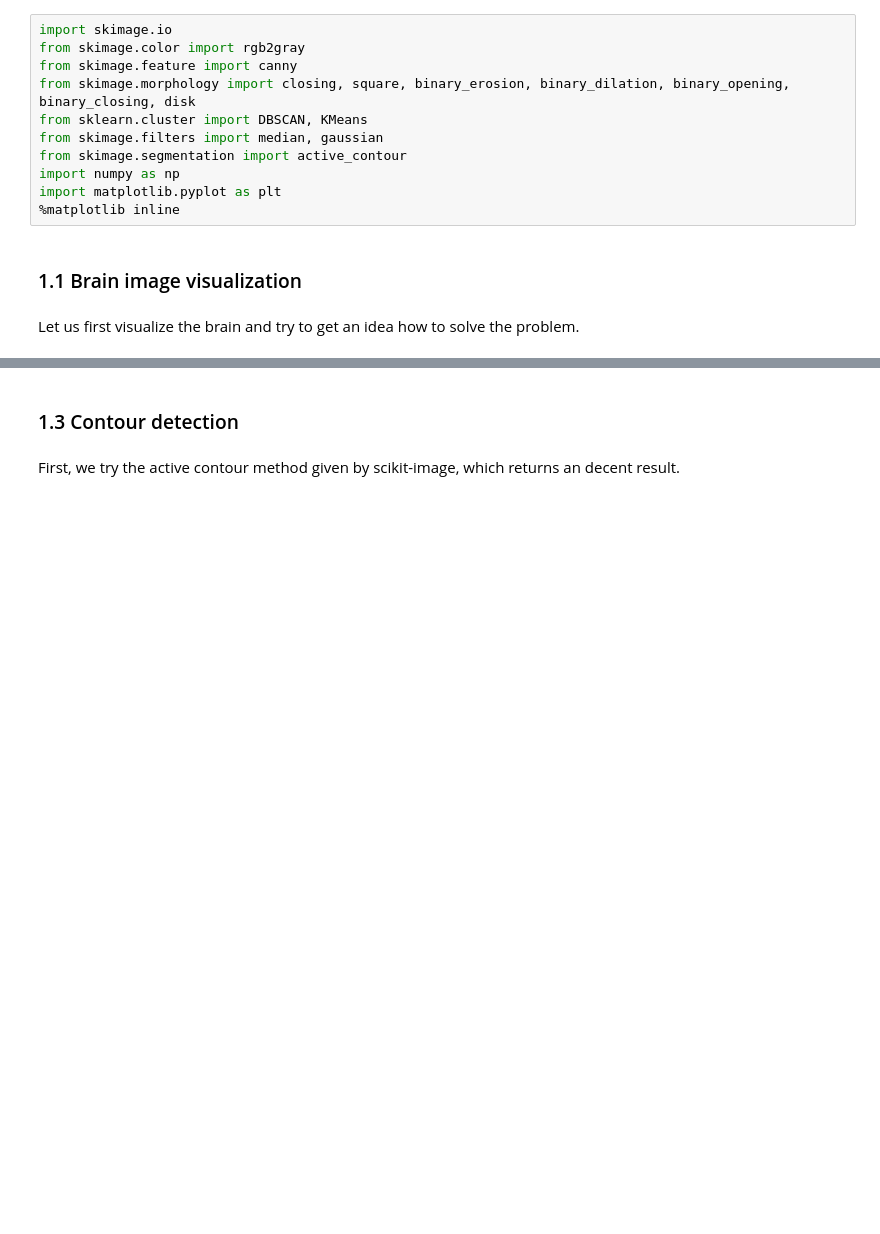
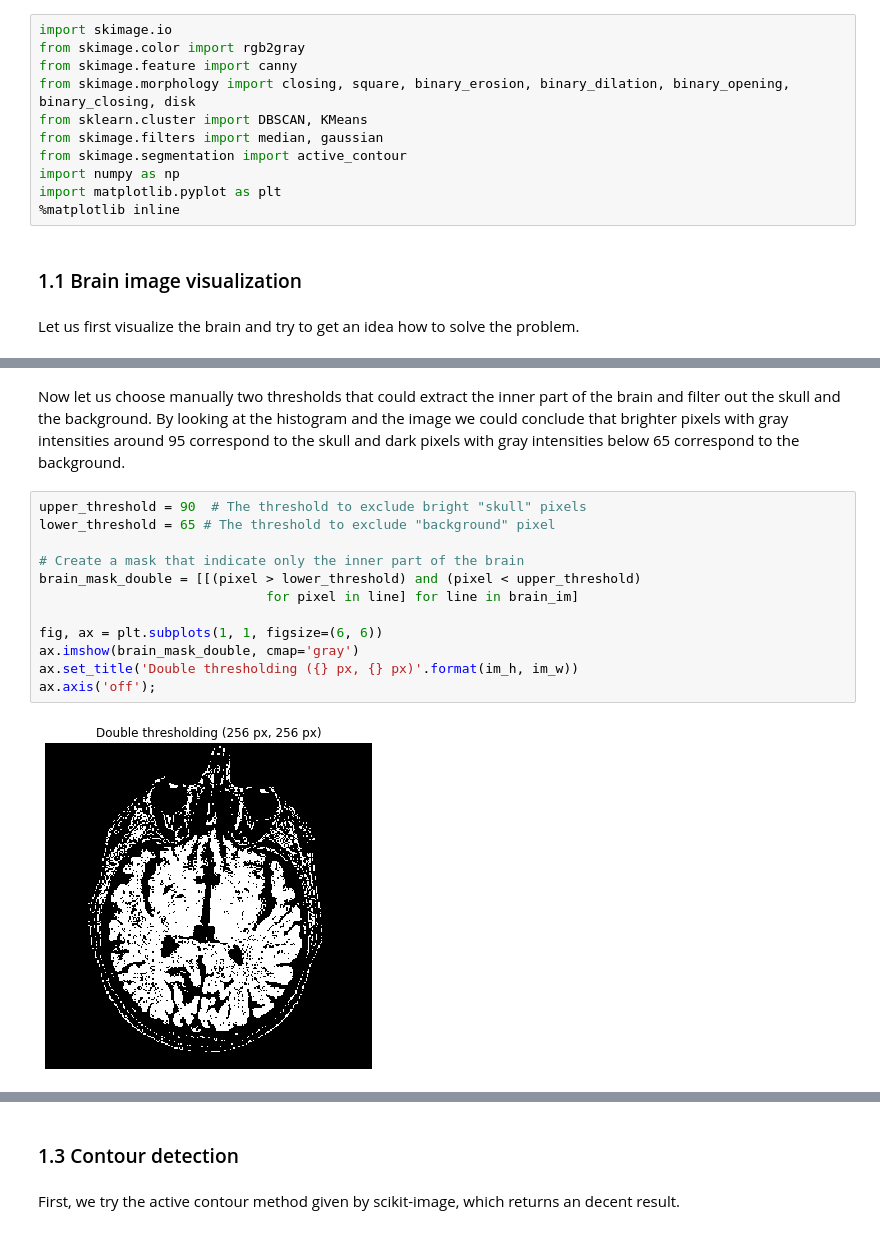
Before and after one commit to oganesManasian/Image-analysis-and-pattern-recognition, a Jupyter notebook: labs/lab_01_segmentation.ipynb, the cells around one changed output, grey strips where cells are left out. Saved outputs shown, nothing was run; the diff lists cells and outputs as text; blank space fills up the shorter version.

```diff
--- a/labs/lab_01_segmentation.ipynb
+++ b/labs/lab_01_segmentation.ipynb
@@ -232,0 +191,16 @@ As we can see combination of methods: Double Threshold + closing + median - work
+# %% [markdown]
+Now let us choose manually two thresholds that could extract the inner part of the brain and filter out the skull and the background. By looking at the histogram and the image we could conclude that brighter pixels with gray intensities around 95 correspond to the skull and dark pixels with gray intensities below 65 correspond to the background.
+# %%
+upper_threshold = 90  # The threshold to exclude bright "skull" pixels
+lower_threshold = 65 # The threshold to exclude "background" pixel
+
+# Create a mask that indicate only the inner part of the brain
+brain_mask_double = [[(pixel > lower_threshold) and (pixel < upper_threshold)
+                             for pixel in line] for line in brain_im]
+
+fig, ax = plt.subplots(1, 1, figsize=(6, 6))
+ax.imshow(brain_mask_double, cmap='gray')
+ax.set_title('Double thresholding ({} px, {} px)'.format(im_h, im_w))
+ax.axis('off');
+# %% [output]
+[figure, added]
```
Also changed, not shown: parts of 40 cells of this notebook.
